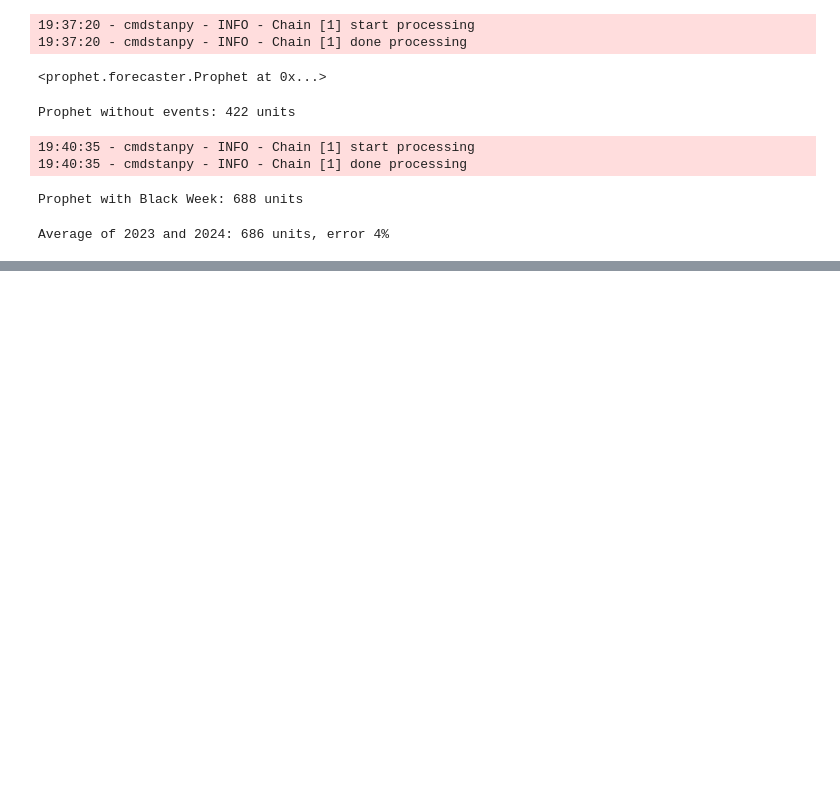
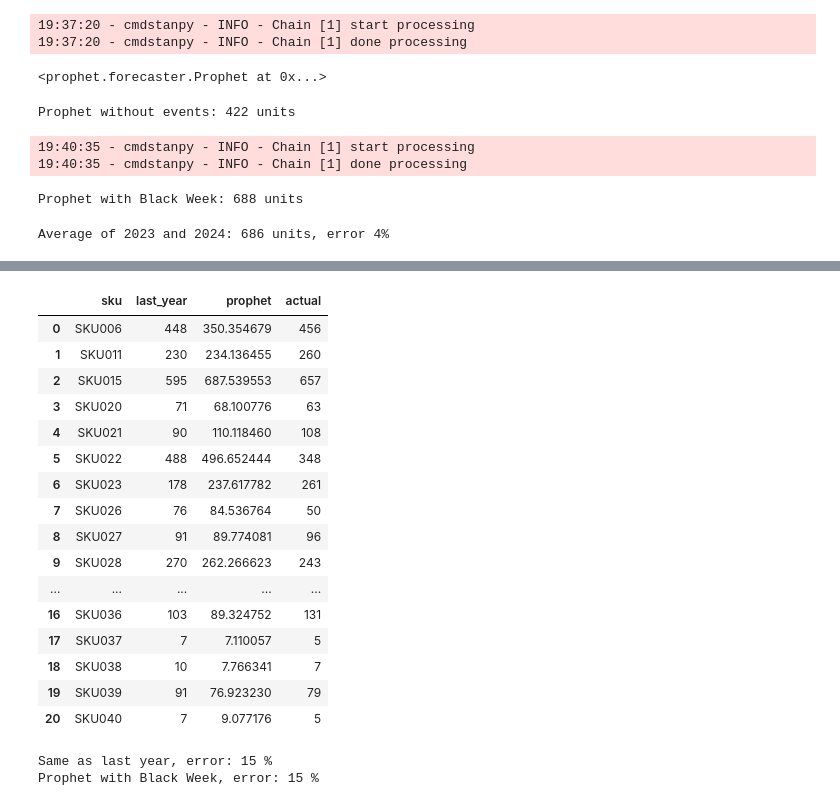
Before and after one commit to Ibarca/Predicting-Product-Demand-from-Sales-and-Marketing-Campaigns, a Jupyter notebook: notebooks/01_black_week_forecast.ipynb, the cells around one changed output, grey strips where cells are left out. Saved outputs shown, nothing was run; the diff lists cells and outputs as text; code cells hidden in the pictures; blank space fills up the shorter version.

Commit message:
First prophet forecast for one productcd

```diff
--- a/notebooks/01_black_week_forecast.ipynb
+++ b/notebooks/01_black_week_forecast.ipynb
@@ -243,0 +264,39 @@ Average of 2023 and 2024: 686 units, error 4%
+# %%
+results = []
+
+for sku in scope.sku:
+    df = sales[sales.sku == sku][["date", "units_sold"]]
+    df = df.rename(columns={"date": "ds", "units_sold": "y"})
+    train = df[df.ds < cutoff]
+
+    last_year = df[df.ds.isin(bw_2024_days)].y.sum()
+    actual = df[df.ds.isin(bw_2025_days)].y.sum()
+
+    model = Prophet(holidays=events)
+    model.fit(train)
+    future = model.make_future_dataframe(periods=81)
+    forecast = model.predict(future)
+    prophet = forecast[forecast.ds.isin(bw_2025_days)].yhat.sum()
+
+    results.append([sku, last_year, prophet, actual])
+# %%
+test_results = pd.DataFrame(results, columns=["sku", "last_year", "prophet", "actual"])
+test_results
+# %% [output]
+|  | sku | last_year | prophet | actual |
+| 0 | SKU006 | 448 | 350.354679 | 456 |
+| 1 | SKU011 | 230 | 234.136455 | 260 |
+| 2 | SKU015 | 595 | 687.539553 | 657 |
+| 3 | SKU020 | 71 | 68.100776 | 63 |
+| 4 | SKU021 | 90 | 110.118460 | 108 |
+| 5 | SKU022 | 488 | 496.652444 | 348 |
+| 6 | SKU023 | 178 | 237.617782 | 261 |
+| 7 | SKU026 | 76 | 84.536764 | 50 |
+| 8 | SKU027 | 91 | 89.774081 | 96 |
+| 9 | SKU028 | 270 | 262.266623 | 243 |
+| ... | ... | ... | ... | ... |
+| 16 | SKU036 | 103 | 89.324752 | 131 |
+| 17 | SKU037 | 7 | 7.110057 | 5 |
+| 18 | SKU038 | 10 | 7.766341 | 7 |
+| 19 | SKU039 | 91 | 76.923230 | 79 |
+| 20 | SKU040 | 7 | 9.077176 | 5 |
@@ -243,0 +306,8 @@ Average of 2023 and 2024: 686 units, error 4%
+# %%
+total_actual = test_results.actual.sum()
+
+print("Same as last year, error:", round(test_results.miss_last_year.sum() / total_actual * 100), "%")
+print("Prophet with Black Week, error:", round(test_results.miss_prophet.sum() / total_actual * 100), "%")
+# %% [output]
+Same as last year, error: 15 %
+Prophet with Black Week, error: 15 %
```
Also changed, not shown: parts of 4 cells of this notebook.
